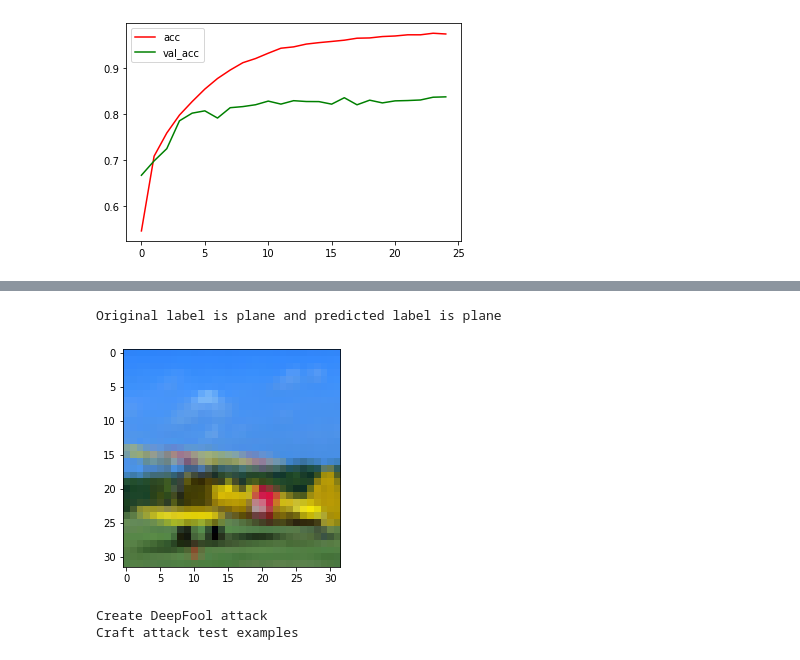
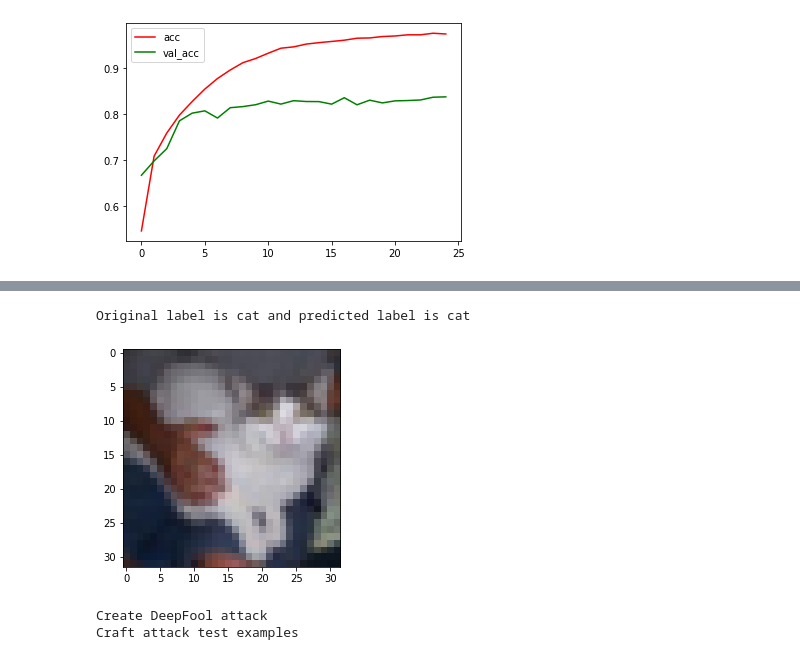
Before and after one commit to mschroeder11/machine-learning, a Jupyter notebook: final project/MLattacks.ipynb, the cells around one changed output, grey strips where cells are left out. Cells and saved outputs as stored; diff of their text form; code cells hidden in the pictures.

```diff
--- a/final project/MLattacks.ipynb
+++ b/final project/MLattacks.ipynb
@@ -223,26 +257,26 @@ plt.legend()
 # %%
 # select the image from our test dataset
-image_number = 44
+image_number = 77
 
 # display the image
 plt.imshow(x_test[image_number])
 
 # load the image in an array
 n = np.array(x_test[image_number])
 
 # reshape it
 p = n.reshape(1, 32, 32, 3)
 
 # pass in the network for prediction and
 # save the predicted label
 predicted_label = classes[model.predict(p).argmax()]
 
 # load the original label
 original_label = classes[y_test.flatten()[image_number]]
 
 # display the result
 print("Original label is {} and predicted label is {}".format(
     original_label, predicted_label))
 # %% [output]
-Original label is plane and predicted label is plane
+Original label is cat and predicted label is cat
-[figure, old version]
+[figure, new version]
```
Also changed, not shown: parts of 22 cells of this notebook.
